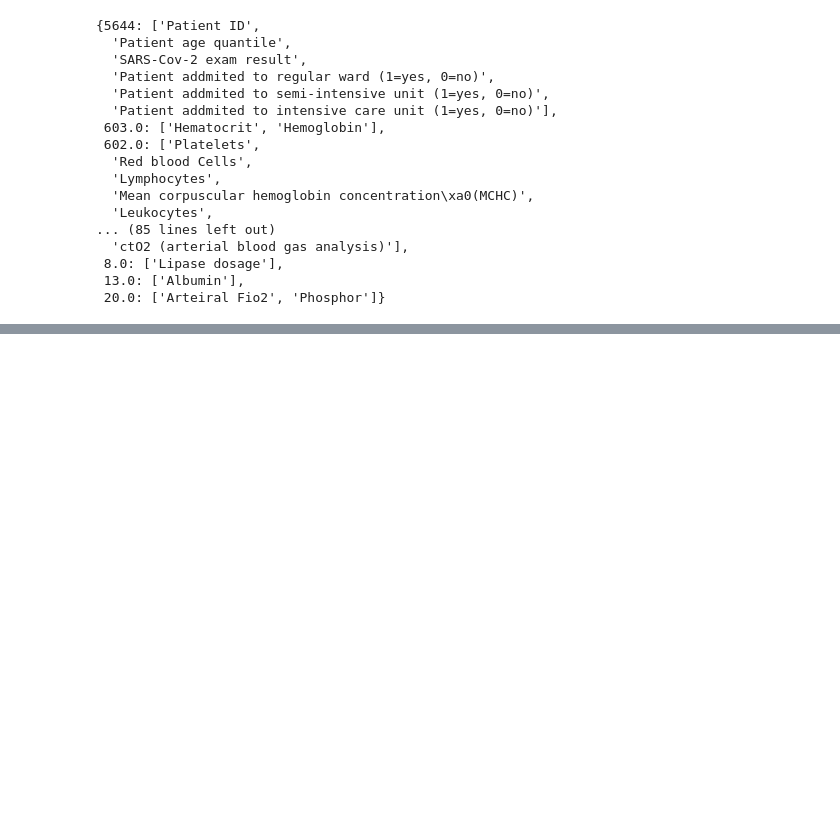
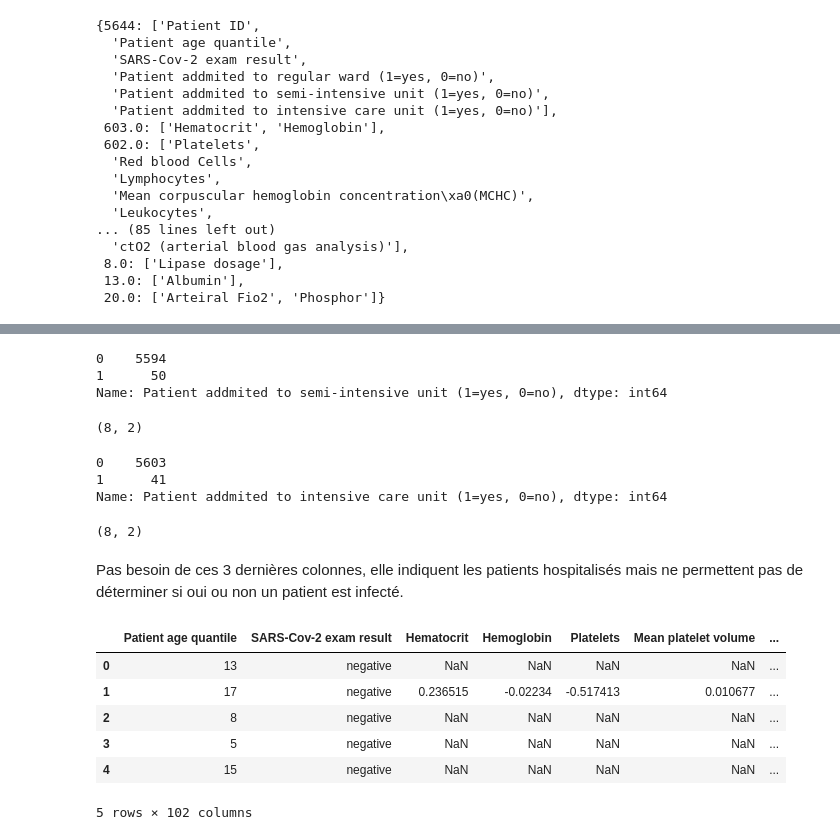
Before and after one commit to TrefleEncornet2/PortFolio, a Jupyter notebook: COVID.ipynb, the cells around one changed output, grey strips where cells are left out. Cells and saved outputs as stored; diff of their text form; code cells hidden in the pictures; blank space fills up the shorter version.

```diff
--- a/COVID.ipynb
+++ b/COVID.ipynb
@@ -146,0 +164,33 @@ nbr_rows.index[0]
+# %%
+df.iloc[:,4].value_counts()
+# %% [output]
+0    5594
+1      50
+Name: Patient addmited to semi-intensive unit (1=yes, 0=no), dtype: int64
+# %%
+df.loc[(df['Patient addmited to semi-intensive unit (1=yes, 0=no)'] == 1) & (df['SARS-Cov-2 exam result'] == 'positive'), ['Patient addmited to semi-intensive unit (1=yes, 0=no)','SARS-Cov-2 exam result']].shape
+# %% [output]
+(8, 2)
+# %%
+df.iloc[:,5].value_counts()
+# %% [output]
+0    5603
+1      41
+Name: Patient addmited to intensive care unit (1=yes, 0=no), dtype: int64
+# %%
+df.loc[(df['Patient addmited to intensive care unit (1=yes, 0=no)'] == 1) & (df['SARS-Cov-2 exam result'] == 'positive'), ['Patient addmited to intensive care unit (1=yes, 0=no)','SARS-Cov-2 exam result']].shape
+# %% [output]
+(8, 2)
+# %% [markdown]
+Pas besoin de ces 3 dernières colonnes, elle indiquent les patients hospitalisés mais ne permettent pas de déterminer si oui ou non un patient est infecté.
+# %%
+df = df.drop(['Patient addmited to intensive care unit (1=yes, 0=no)','Patient addmited to semi-intensive unit (1=yes, 0=no)', 'Patient addmited to regular ward (1=yes, 0=no)', 'Patient ID'], axis = 1)
+df.head()
+# %% [output]
+|  | Patient age quantile | SARS-Cov-2 exam result | Hematocrit | Hemoglobin | Platelets | Mean platelet volume | ... |
+| 0 | 13 | negative | NaN | NaN | NaN | NaN | ... |
+| 1 | 17 | negative | 0.236515 | -0.02234 | -0.517413 | 0.010677 | ... |
+| 2 | 8 | negative | NaN | NaN | NaN | NaN | ... |
+| 3 | 5 | negative | NaN | NaN | NaN | NaN | ... |
+| 4 | 15 | negative | NaN | NaN | NaN | NaN | ... |
+5 rows × 102 columns
```
Also changed, not shown: parts of 18 cells of this notebook.
